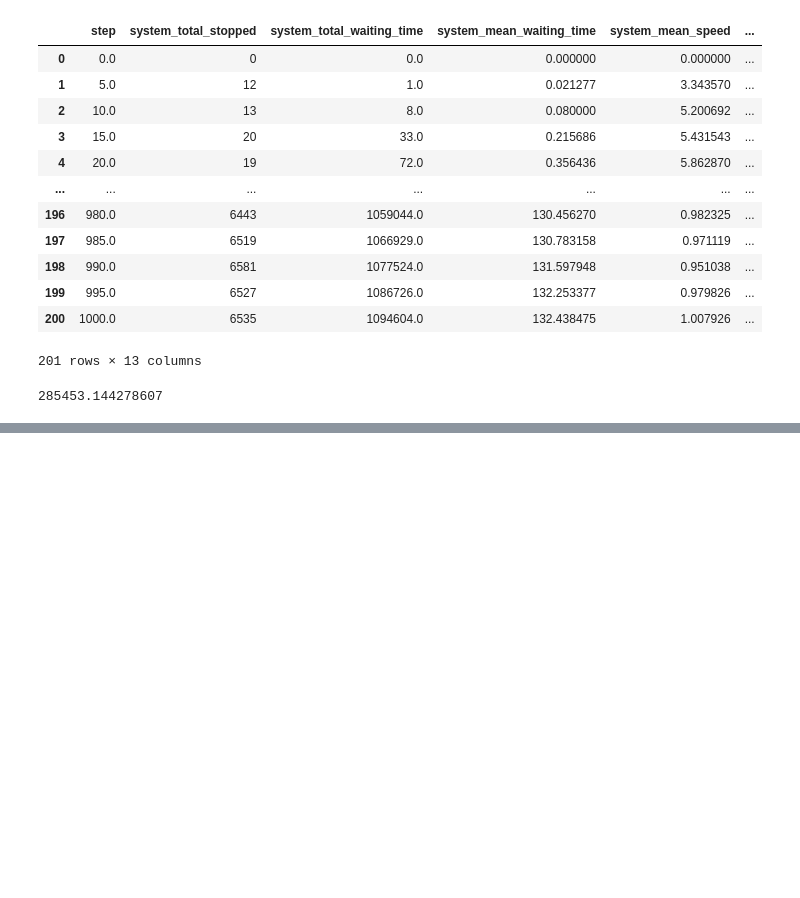
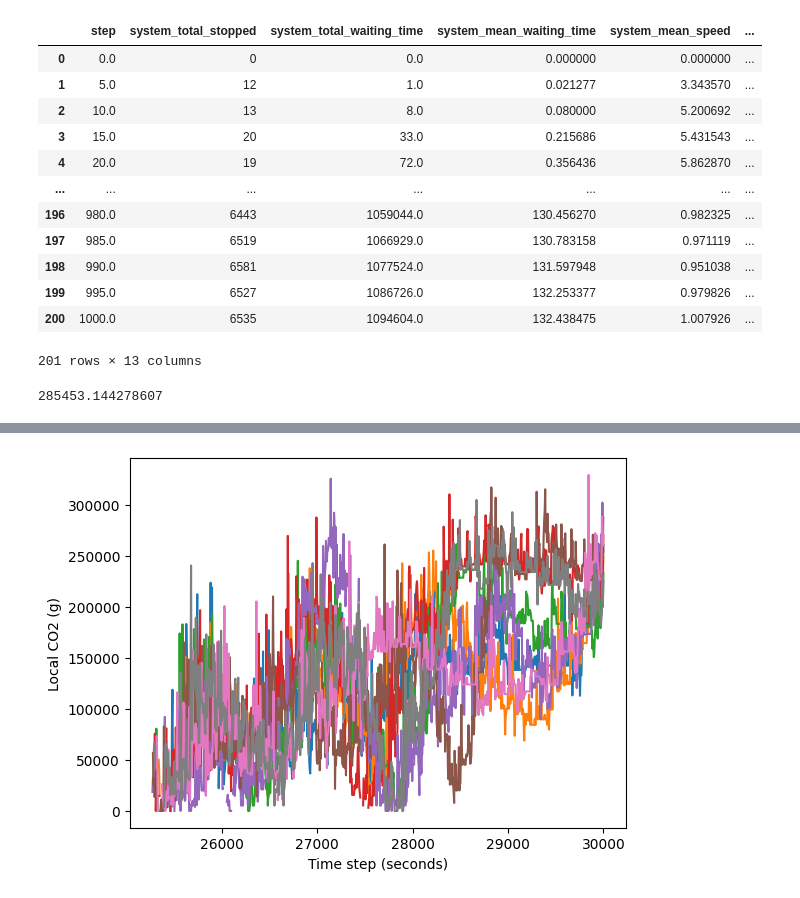
Before and after one commit to karstenk9/rl_traffic_signal_optimization, a Jupyter notebook: notebooks/ppo_output_analysis.ipynb, the cells around one changed output, grey strips where cells are left out. Cells and saved outputs as stored; diff of their text form; code cells hidden in the pictures; blank space fills up the shorter version.

```diff
--- a/notebooks/ppo_output_analysis.ipynb
+++ b/notebooks/ppo_output_analysis.ipynb
@@ -45,0 +180,29 @@ episode1.system_total_waiting_time.mean()
+# %%
+# plot local tls CO2 emission for each episode
+
+tls_159 = pd.DataFrame()
+
+inputdir = '../src/data/model_outputs/'
+
+for file in os.listdir(inputdir):
+    if file.startswith('waitingTime'):
+        main_df = pd.DataFrame()
+        main_df = pd.read_csv(inputdir + file)
+        main_df = main_df[main_df['step']<=30000]
+        tls_159['tls_159_controlled_lane_emission'] = main_df['tls_159_controlled_lane_emission'].apply(ast.literal_eval)
+        tls_159 = tls_159['tls_159_controlled_lane_emission'].apply(pd.Series)
+        tls_159['step'] = main_df['step']
+        tls_159 = tls_159.dropna(how='all')
+        plt.size = (60, 20)
+        plt.xlabel('Time step (seconds)')
+        plt.ylabel('Local CO2 (g)')
+        # for column in tls_159.columns:
+        #     plt.plot(tls_159.index, tls_159[column])
+        plt.plot(tls_159['step'], tls_159['CO2_emission'])
+        # legend_list = []
+        # print(i)
+        # legend_list.append(f'ep{i}')
+        # plt.legend(['ep1', 'ep2', 'ep3', 'ep4', 'ep5', 'ep6', 'ep7', 'ep8'])
+plt.show()
+# %% [output]
+[figure, added]
```
Also changed, not shown: parts of 35 cells of this notebook, 8 other files.
